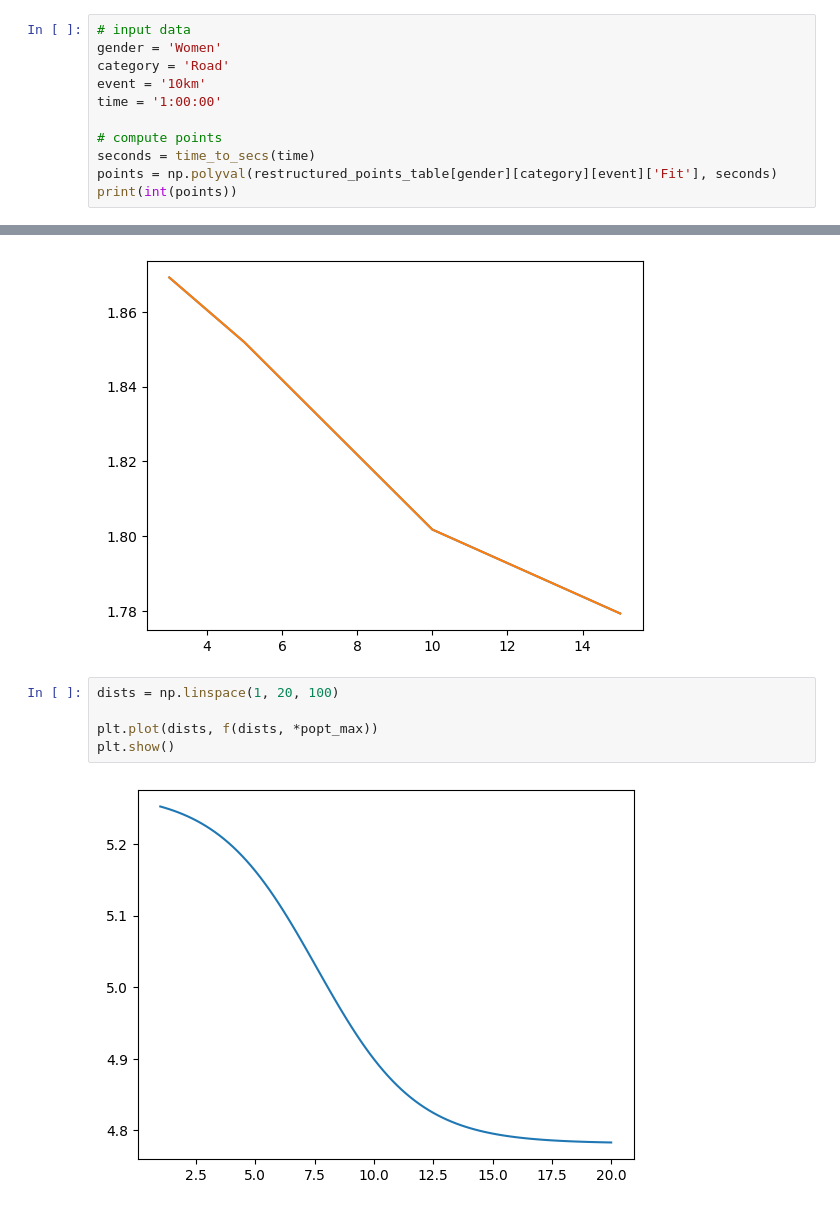
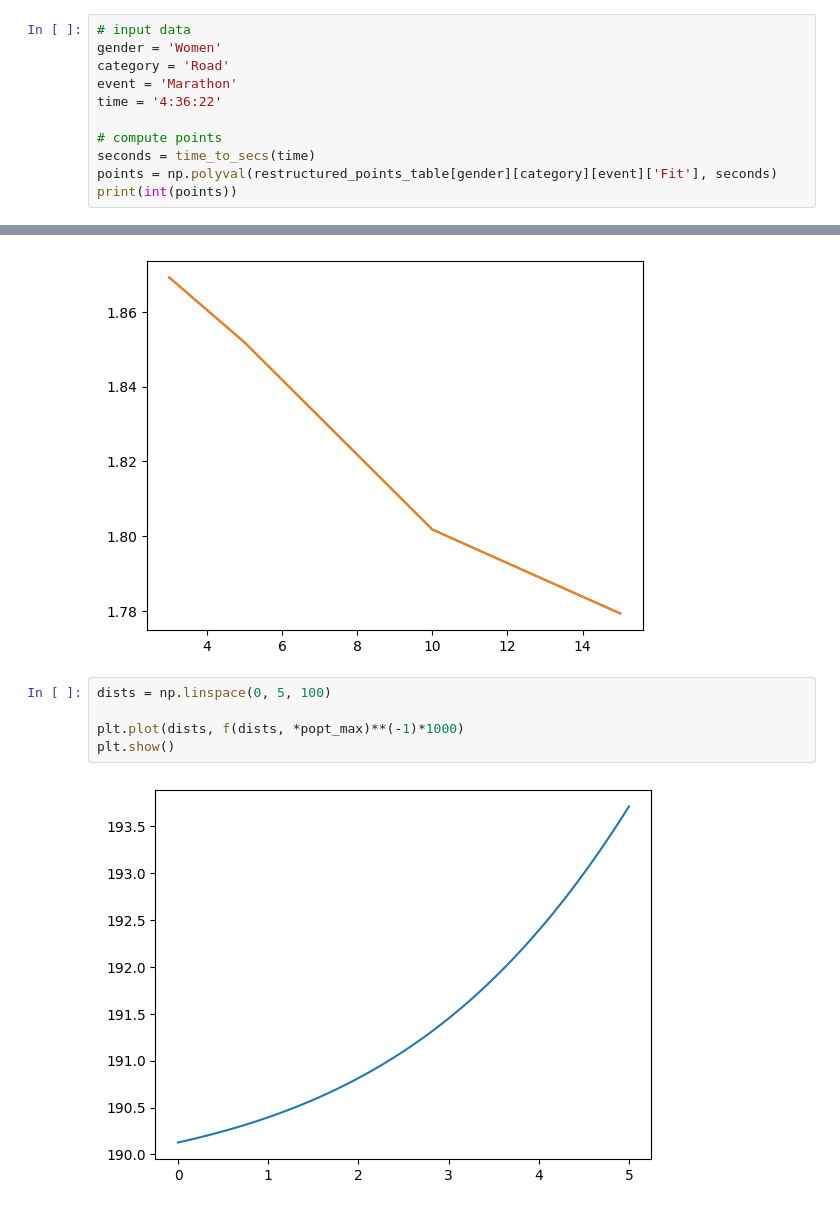
Before and after one commit to TWilson05/IAAF_Points, a Jupyter notebook: code_workbook.ipynb, the cells around one changed output, grey strips where cells are left out. Saved outputs shown, nothing was run; the diff lists cells and outputs as text.

```diff
--- a/code_workbook.ipynb
+++ b/code_workbook.ipynb
@@ -144,8 +144,8 @@ print(int(points))
 # input data
 gender = 'Women'
 category = 'Road'
-event = '10km'
-time = '1:00:00'
+event = 'Marathon'
+time = '4:36:22'
 
 # compute points
 seconds = time_to_secs(time)
@@ -367,10 +367,10 @@ plt.show()
 [ 0.12122213  0.09117314 -0.35840132  1.77350764]
 [figure]
 # %%
-dists = np.linspace(1, 20, 100)
+dists = np.linspace(0, 5, 100)
 
-plt.plot(dists, f(dists, *popt_max))
+plt.plot(dists, f(dists, *popt_max)**(-1)*1000)
 plt.show()
 # %% [output]
-[figure, old version]
+[figure, new version]
 # %%
```
Also changed, not shown: parts of 19 cells of this notebook, 3 other files.
